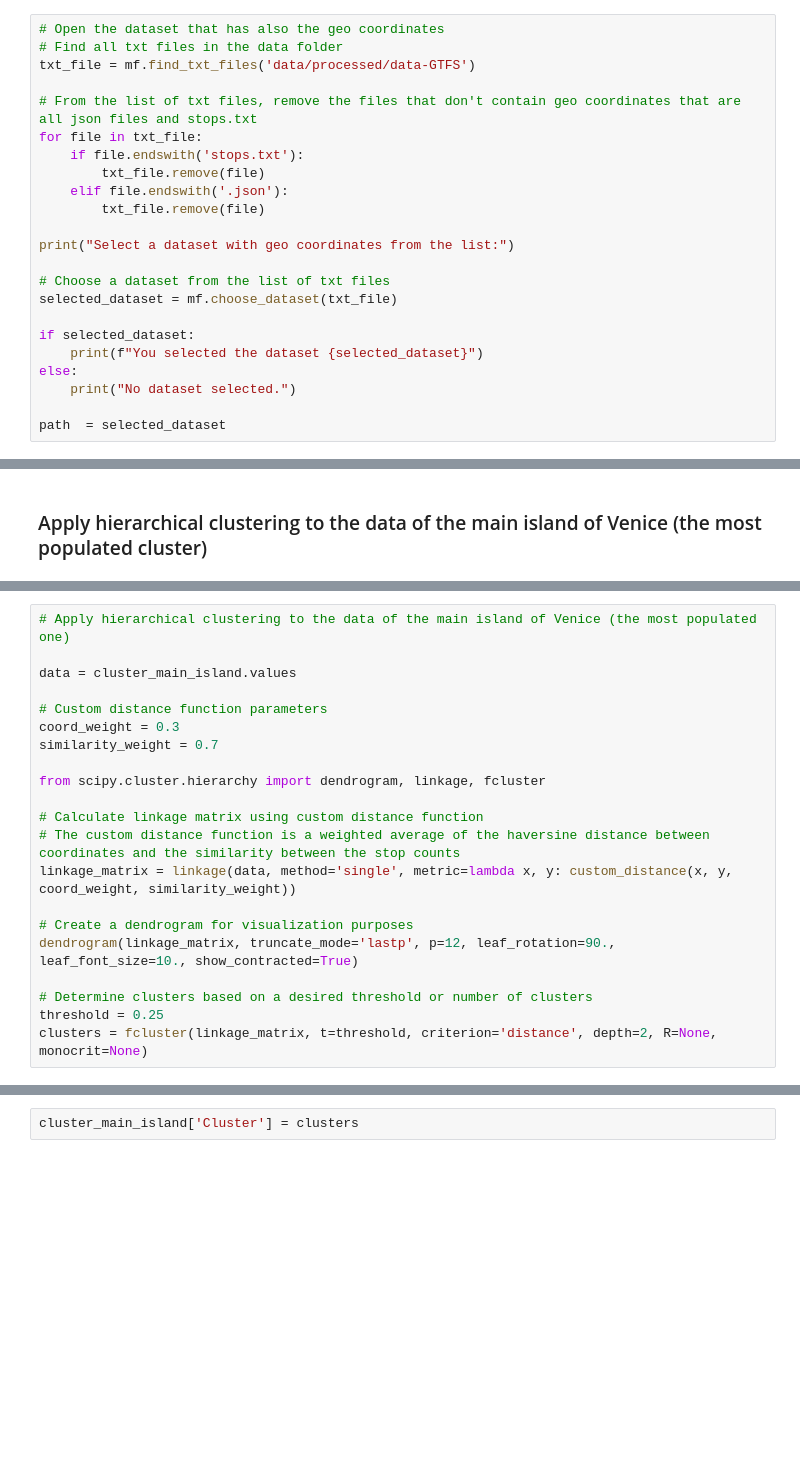
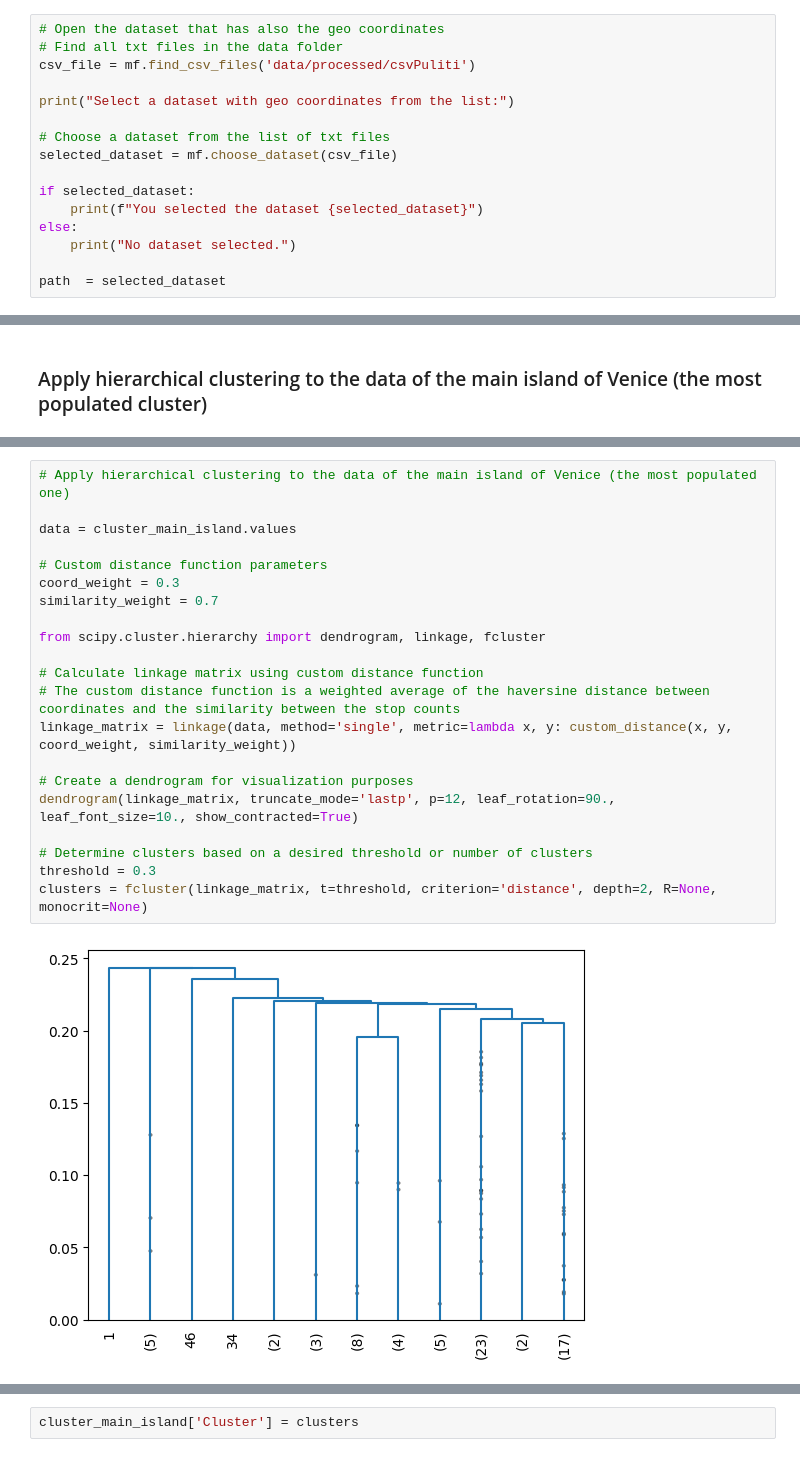
Before and after one commit to matteograzioso1/Tirocinio-Progetto-MASTER, a Jupyter notebook: Notebook 4 NUOVO.ipynb, the cells around one changed output, grey strips where cells are left out. Saved outputs shown, nothing was run; the diff lists cells and outputs as text; blank space fills up the shorter version.

```diff
--- a/Notebook 4 NUOVO.ipynb
+++ b/Notebook 4 NUOVO.ipynb
@@ -26,19 +26,12 @@ pd.set_option('display.max_rows', None)
 # %%
 # Open the dataset that has also the geo coordinates
 # Find all txt files in the data folder
-txt_file = mf.find_txt_files('data/processed/data-GTFS')
-
-# From the list of txt files, remove the files that don't contain geo coordinates that are all json files and stops.txt
-for file in txt_file:
-    if file.endswith('stops.txt'):
-        txt_file.remove(file)
-    elif file.endswith('.json'):
-        txt_file.remove(file)
+csv_file = mf.find_csv_files('data/processed/csvPuliti')
 
 print("Select a dataset with geo coordinates from the list:")
 
 # Choose a dataset from the list of txt files
-selected_dataset = mf.choose_dataset(txt_file)
+selected_dataset = mf.choose_dataset(csv_file)
 
 if selected_dataset:
     print(f"You selected the dataset {selected_dataset}")
@@ -358,23 +491,25 @@ cluster_main_island
 # %%
 # Apply hierarchical clustering to the data of the main island of Venice (the most populated one)
 
 data = cluster_main_island.values
 
 # Custom distance function parameters
 coord_weight = 0.3
 similarity_weight = 0.7
 
 from scipy.cluster.hierarchy import dendrogram, linkage, fcluster
 
 # Calculate linkage matrix using custom distance function
 # The custom distance function is a weighted average of the haversine distance between coordinates and the similarity between the stop counts
 linkage_matrix = linkage(data, method='single', metric=lambda x, y: custom_distance(x, y, coord_weight, similarity_weight))
 
 # Create a dendrogram for visualization purposes
 dendrogram(linkage_matrix, truncate_mode='lastp', p=12, leaf_rotation=90., leaf_font_size=10., show_contracted=True)
 
 # Determine clusters based on a desired threshold or number of clusters
-threshold = 0.25
+threshold = 0.3
 clusters = fcluster(linkage_matrix, t=threshold, criterion='distance', depth=2, R=None, monocrit=None)
+# %% [output]
+[figure, added]
 # %%
 cluster_main_island
```
Also changed, not shown: parts of 22 cells of this notebook, 8 other files.
